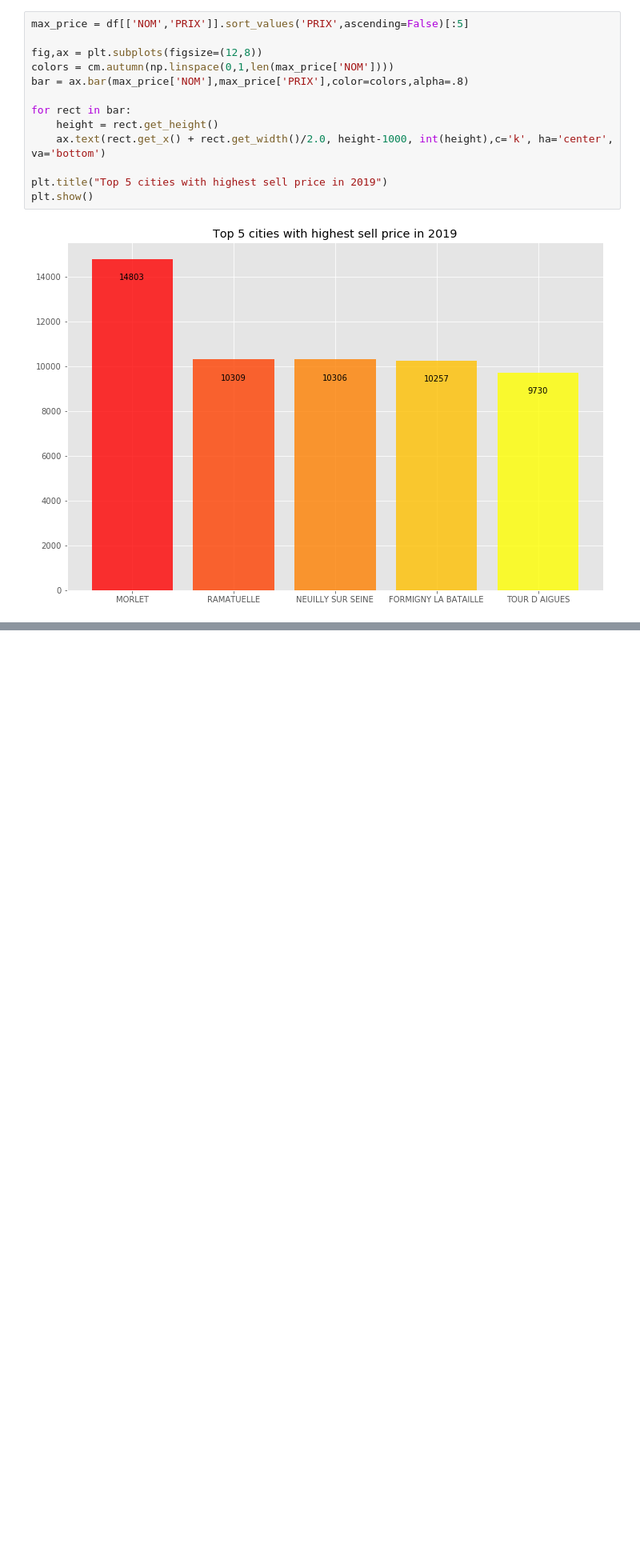
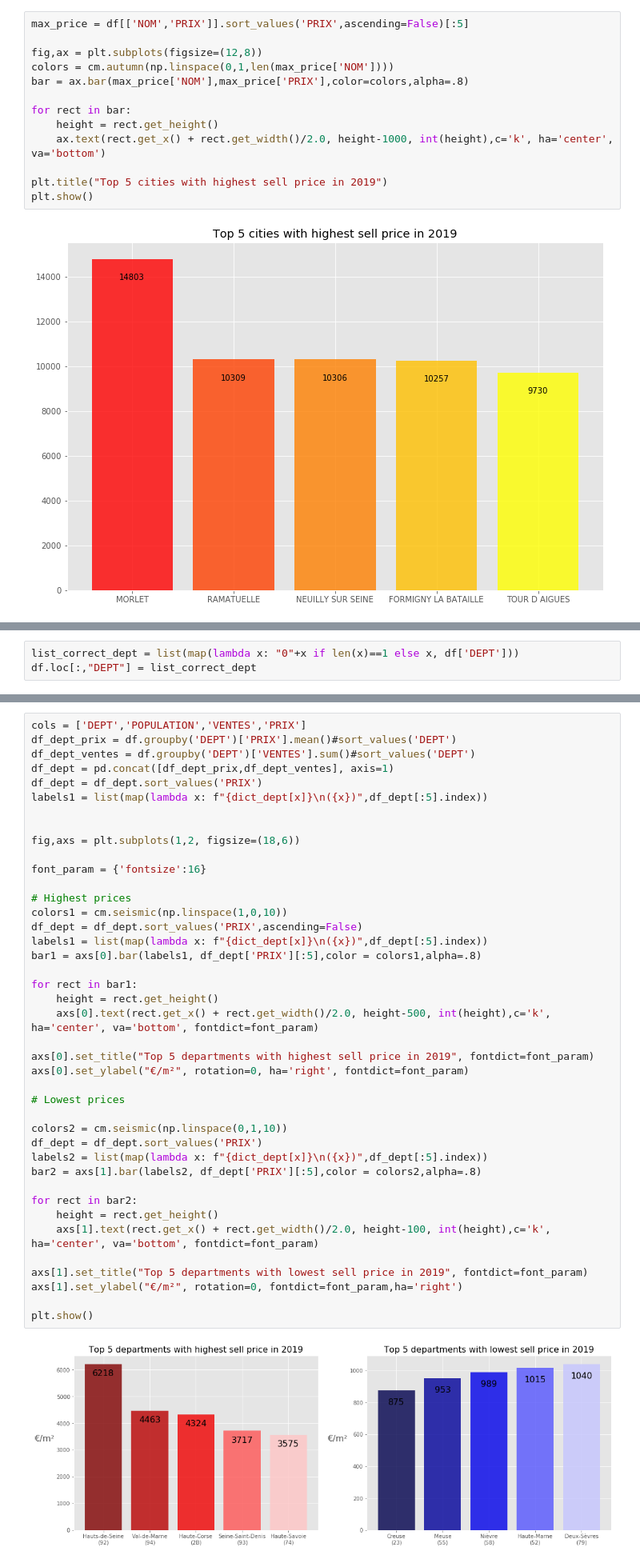
Before and after one commit to HLapendery/DataViz, a Jupyter notebook: House_Sell_Price_in_France_2019.ipynb, the cells around one changed output, grey strips where cells are left out. Shown: that part at 80% size. Drawn from its saved outputs; the diff is of its cells as text; blank space fills up the shorter version.

Commit message:
Add analysis of French sells in 2019

```diff
--- a/House_Sell_Price_in_France_2019.ipynb
+++ b/House_Sell_Price_in_France_2019.ipynb
@@ -117,0 +105,3 @@ dtype: object
+# %%
+list_correct_dept = list(map(lambda x: "0"+x if len(x)==1 else x, df['DEPT']))
+df.loc[:,"DEPT"] = list_correct_dept
@@ -117,0 +122,43 @@ dtype: object
+# %%
+cols = ['DEPT','POPULATION','VENTES','PRIX']
+df_dept_prix = df.groupby('DEPT')['PRIX'].mean()#sort_values('DEPT')
+df_dept_ventes = df.groupby('DEPT')['VENTES'].sum()#sort_values('DEPT')
+df_dept = pd.concat([df_dept_prix,df_dept_ventes], axis=1)
+df_dept = df_dept.sort_values('PRIX')
+labels1 = list(map(lambda x: f"{dict_dept[x]}\n({x})",df_dept[:5].index))
+
+
+fig,axs = plt.subplots(1,2, figsize=(18,6))
+
+font_param = {'fontsize':16}
+
+# Highest prices
+colors1 = cm.seismic(np.linspace(1,0,10))
+df_dept = df_dept.sort_values('PRIX',ascending=False)
+labels1 = list(map(lambda x: f"{dict_dept[x]}\n({x})",df_dept[:5].index))
+bar1 = axs[0].bar(labels1, df_dept['PRIX'][:5],color = colors1,alpha=.8)
+
+for rect in bar1:
+    height = rect.get_height()
+    axs[0].text(rect.get_x() + rect.get_width()/2.0, height-500, int(height),c='k', ha='center', va='bottom', fontdict=font_param)
+
+axs[0].set_title("Top 5 departments with highest sell price in 2019", fontdict=font_param)
+axs[0].set_ylabel("€/m²", rotation=0, ha='right', fontdict=font_param)
+
+# Lowest prices
+
+colors2 = cm.seismic(np.linspace(0,1,10))
+df_dept = df_dept.sort_values('PRIX')
+labels2 = list(map(lambda x: f"{dict_dept[x]}\n({x})",df_dept[:5].index))
+bar2 = axs[1].bar(labels2, df_dept['PRIX'][:5],color = colors2,alpha=.8)
+
+for rect in bar2:
+    height = rect.get_height()
+    axs[1].text(rect.get_x() + rect.get_width()/2.0, height-100, int(height),c='k', ha='center', va='bottom', fontdict=font_param)
+
+axs[1].set_title("Top 5 departments with lowest sell price in 2019", fontdict=font_param)
+axs[1].set_ylabel("€/m²", rotation=0, fontdict=font_param,ha='right')
+
+plt.show()
+# %% [output]
+[figure, added]
```
Also changed, not shown: parts of 9 cells of this notebook.
